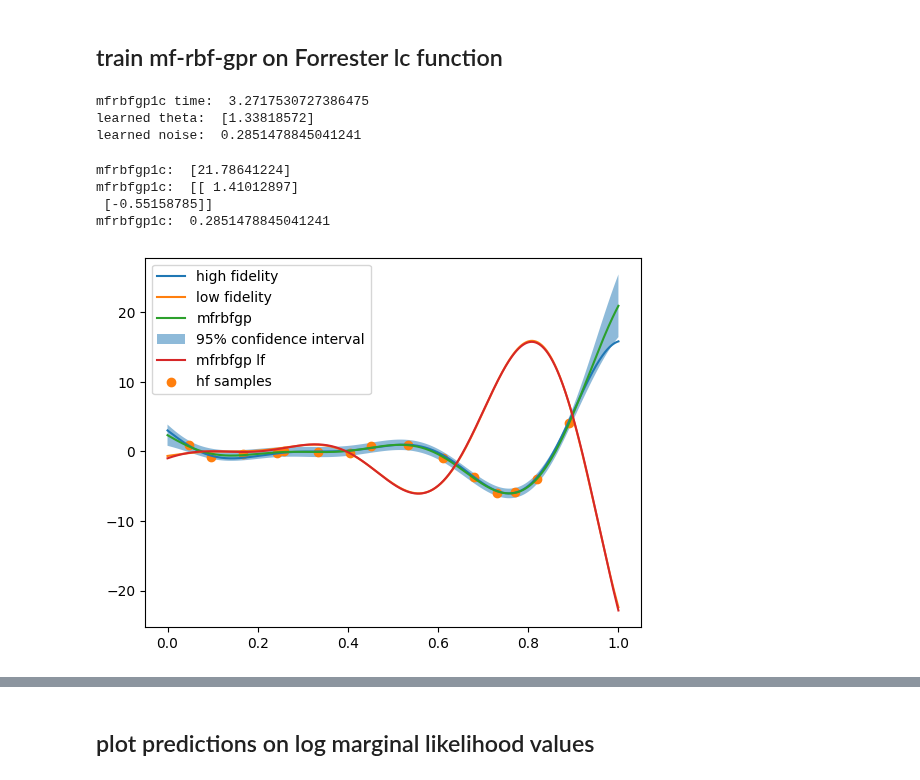
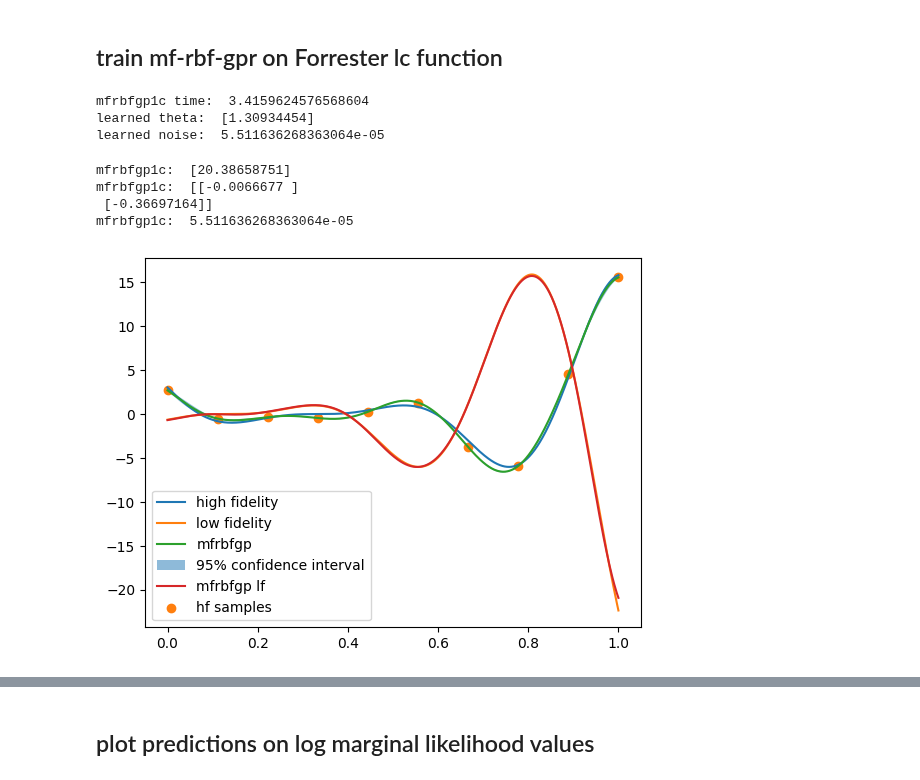
Before and after one commit to bessagroup/mfbml, a Jupyter notebook: studies/gpr_illustrative_examples/mf_rbf_gpr/landscape_of_nll.ipynb, the cells around one changed output, grey strips where cells are left out. Cells and saved outputs as stored; diff of their text form; code cells hidden in the pictures.

```diff
--- a/studies/gpr_illustrative_examples/mf_rbf_gpr/landscape_of_nll.ipynb
+++ b/studies/gpr_illustrative_examples/mf_rbf_gpr/landscape_of_nll.ipynb
@@ -31,20 +29,29 @@ from mfbml.metrics.accuracy_metrics import (
 
 # ignore warnings
 warnings.filterwarnings("ignore")
+# %%
+# fix the seed for reproducibility
+seed_number = 123
+np.random.seed(seed_number)
+
+# noise level for this case
+noise_add = 0.3
+
+# samples information
+num_hf_samples = 10
+num_lf_samples = 200
+optimizer_restart = 20
 # %% [markdown]
 ## get function information
 # %%
 func1a = Forrester_1a()
 
-noise_add = 0.3
-num_hf_samples = 15
-num_lf_samples = 200
-optimizer_restart = 20
 # define sampler
-sampler = MFSobolSequence(design_space=func1a.design_space, seed=5)
-sample_x = sampler.get_samples(
-    num_hf_samples=num_hf_samples, num_lf_samples=num_lf_samples
-)
+
+sample_lx = np.linspace(0, 1, num_lf_samples).reshape(-1, 1)
+# sample_hx = np.array([0.0, 0.4, 0.6, 1.0]).reshape(-1, 1)
+sample_hx = np.linspace(0, 1, num_hf_samples).reshape(-1, 1)
+sample_x = {"hf": sample_hx, "lf": sample_lx}
 
 sample_y_1a = {}
 # get response
@@ -52,7 +59,7 @@ sample_y_1a["hf"] = func1a.hf(sample_x["hf"]) + np.random.normal(
     0, noise_add, size=sample_x["hf"].shape[0]
 ).reshape(-1, 1)
 sample_y_1a["lf"] = func1a.lf(sample_x["lf"]) + np.random.normal(
-    0, 0.3, size=sample_x["lf"].shape[0]
+    0, noise_add, size=sample_x["lf"].shape[0]
 ).reshape(-1, 1)
 
 # generate test samples
@@ -373,7 +380,7 @@ sample_y_1c = {}
 # get response
 sample_y_1c["hf"] = sample_y_1a["hf"].copy()
 sample_y_1c["lf"] = func1c.lf(sample_x["lf"]) + np.random.normal(
-    0, 0.3, size=sample_x["lf"].shape[0]
+    0, noise_add, size=sample_x["lf"].shape[0]
 ).reshape(-1, 1)
 
 # test data
@@ -394,42 +401,42 @@ noise_learned_mfrbfgp1c = mfrbfgp1c.noise
 print("learned theta: ", theta_learned_mfrbfgp1c)
 print("learned noise: ", noise_learned_mfrbfgp1c)
 # %% [output]
-mfrbfgp1c time:  3.2717530727386475
-learned theta:  [1.33818572]
-learned noise:  0.2851478845041241
+mfrbfgp1c time:  3.4159624576568604
+learned theta:  [1.30934454]
+learned noise:  5.511636268363064e-05
 # %%
 mfrbfgp_pred_y_1c, mfrbfgp_pred_std_1c = mfrbfgp1c.predict(
-    x_predict=test_x, return_std=True
+    X=test_x, return_std=True
 )
 # get prediction of low fidelity
-pred_ly1c = mfrbfgp1c.predict_lf(test_xl=test_x)
+pred_ly1c = mfrbfgp1c.predict_lf(X=test_x)
 
 print("mfrbfgp1c: ", mfrbfgp1c.kernel.param)
 print("mfrbfgp1c: ", mfrbfgp1c.beta)
 print("mfrbfgp1c: ", mfrbfgp1c.noise)
 # plot
 fig, ax = plt.subplots()
 ax.plot(test_x, test_hy, label="high fidelity")
 ax.plot(test_x, test_ly_1c, label="low fidelity")
 ax.plot(test_x, mfrbfgp_pred_y_1c, label="mfrbfgp")
 ax.fill_between(
     test_x.flatten(),
     (mfrbfgp_pred_y_1c - 1.96 * mfrbfgp_pred_std_1c).flatten(),
     (mfrbfgp_pred_y_1c + 1.96 * mfrbfgp_pred_std_1c).flatten(),
     alpha=0.5,
     label="95% confidence interval",
 )
 ax.plot(test_x, pred_ly1c, label="mfrbfgp lf")
 ax.scatter(sample_x["hf"], sample_y_1c["hf"], label="hf samples")
 # ax.scatter(sample_x["lf"], sample_y_1a["lf"], label="lf samples")
 ax.legend()
 plt.show()
 # %% [output]
-mfrbfgp1c:  [21.78641224]
-mfrbfgp1c:  [[ 1.41012897]
- [-0.55158785]]
-mfrbfgp1c:  0.2851478845041241
+mfrbfgp1c:  [20.38658751]
+mfrbfgp1c:  [[-0.0066677 ]
+ [-0.36697164]]
+mfrbfgp1c:  5.511636268363064e-05
-[figure, old version]
+[figure, new version]
 # %%
 #  generate the meshgrid for the parameters theta and noise
 mfrbfgp1c.noise = None
```
Also changed, not shown: parts of 18 cells of this notebook, 20 other files.
